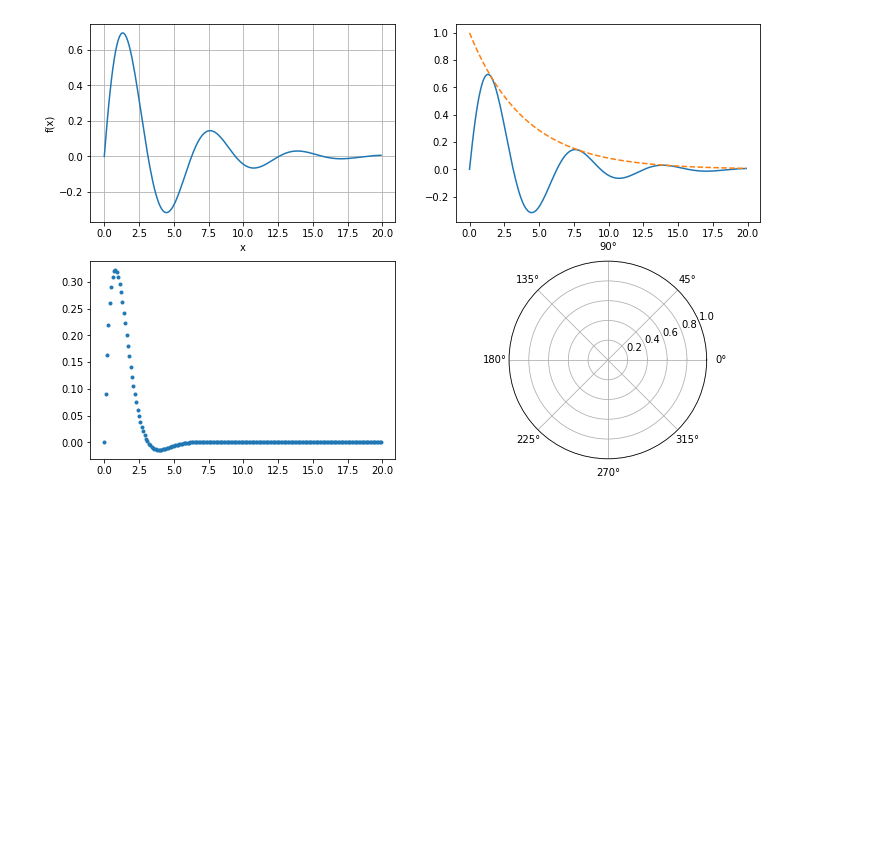
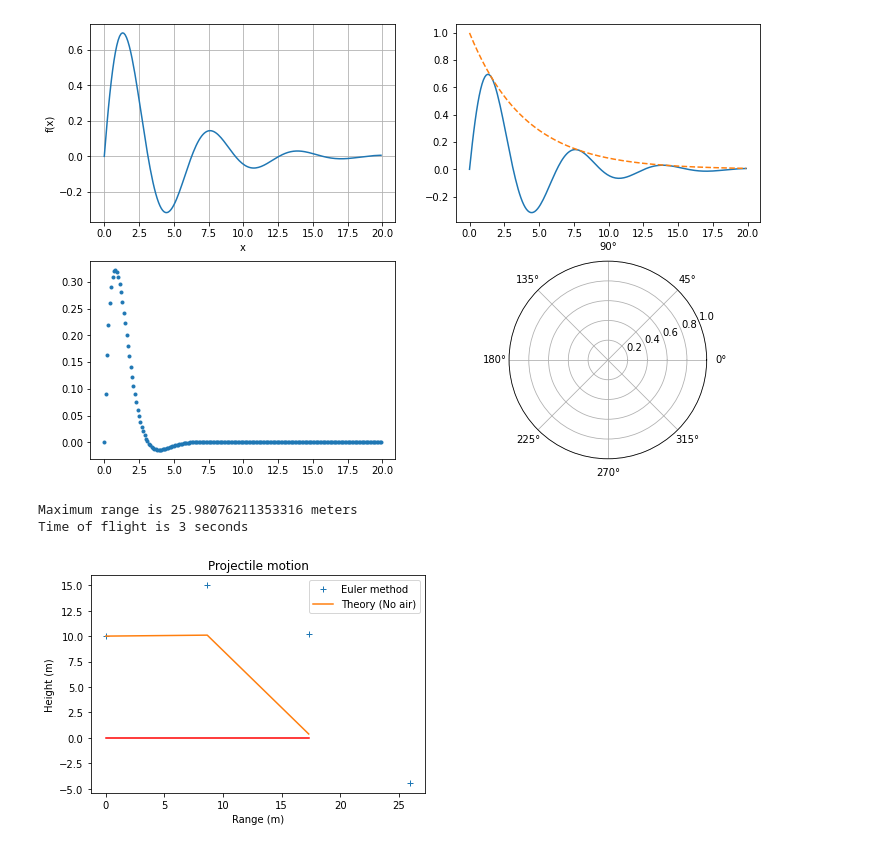
Before and after one commit to algorythmist/computational-physics, a Jupyter notebook: numerical-chapter1.ipynb, the cells around one changed output. Cells and saved outputs as stored; diff of their text form; code cells hidden in the pictures; blank space fills up the shorter version.

```diff
--- a/numerical-chapter1.ipynb
+++ b/numerical-chapter1.ipynb
@@ -46,0 +70,52 @@ plt.polar(theta, rho)
+# %%
+#* Loop until ball hits ground or max steps completed
+tau = 1
+maxstep = 1000    # Maximum number of steps
+xplot = np.empty(maxstep);  yplot = np.empty(maxstep)
+xNoAir = np.empty(maxstep); yNoAir = np.empty(maxstep)
+for istep in range(maxstep):
+
+    #* Record position (computed and theoretical) for plotting
+    xplot[istep] = r[0]   # Record trajectory for plot
+    yplot[istep] = r[1]
+    t = istep*tau         # Current time
+    xNoAir[istep] = r0[0] + v0[0]*t
+    yNoAir[istep] = r0[1] + v0[1]*t - 0.5*grav*t**2
+
+    #* Calculate the acceleration of the ball
+    accel = air_const * np.linalg.norm(v) * v   # Air resistance
+    accel[1] = accel[1] - grav                  # Gravity
+
+    #* Calculate the new position and velocity using Euler method
+    r = r + tau*v                    # Euler step
+    v = v + tau*accel
+
+    #* If ball reaches ground (y<0), break out of the loop
+    if r[1] < 0 :
+        laststep = istep+1
+        xplot[laststep] = r[0]  # Record last values computed
+        yplot[laststep] = r[1]
+        break                   # Break out of the for loop
+# %%
+print(f'Maximum range is {r[0]} meters')
+print(f'Time of flight is {laststep*tau} seconds')
+# %% [output]
+Maximum range is 25.98076211353316 meters
+Time of flight is 3 seconds
+# %%
+
+#* Graph the trajectory of the baseball
+# Mark the location of the ground by a straight line
+xground = np.array([0., xNoAir[laststep-1]])
+yground = np.array([0., 0.])
+# Plot the computed trajectory and parabolic, no-air curve
+plt.plot(xplot[0:laststep+1], yplot[0:laststep+1], '+',
+         xNoAir[0:laststep], yNoAir[0:laststep], '-',
+         xground,yground,'r-')
+plt.legend(['Euler method', 'Theory (No air)']);
+plt.xlabel('Range (m)')
+plt.ylabel('Height (m)')
+plt.title('Projectile motion')
+plt.show()
+# %% [output]
+[figure, added]
```
Also changed, not shown: parts of 1 cell of this notebook, 1 other file.
